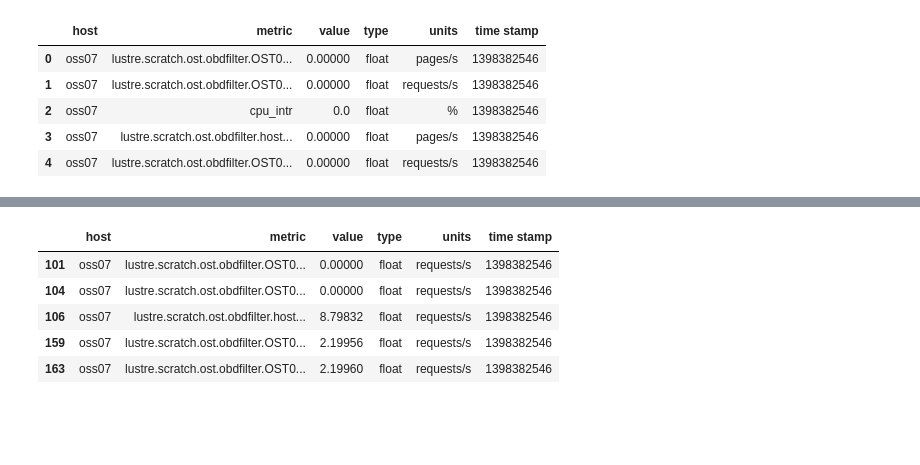
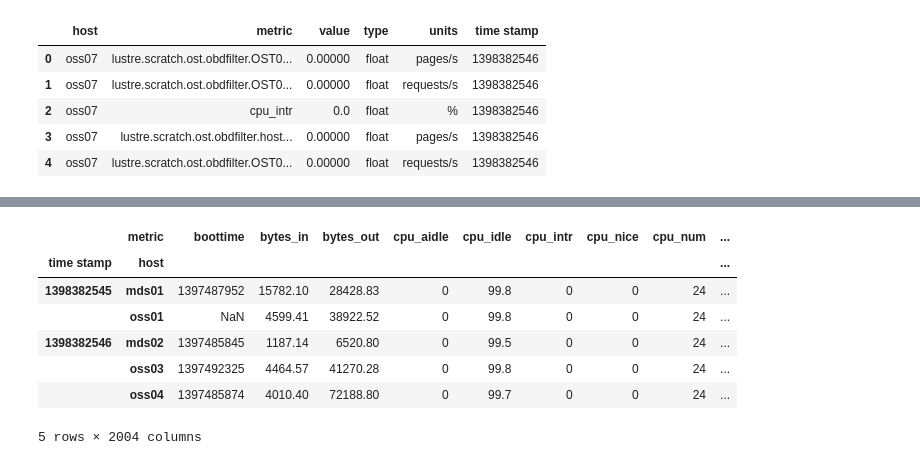
Before and after one commit to colinsongf/xsede_2015, a Jupyter notebook: 04a_exploratory_pandas.ipynb, the cells around one changed output, grey strips where cells are left out. Drawn from its saved outputs; the diff is of its cells as text; code cells hidden in the pictures; blank space fills up the shorter version.

```diff
--- a/04a_exploratory_pandas.ipynb
+++ b/04a_exploratory_pandas.ipynb
@@ -74,7 +134,8 @@ Steps we are taking:
 - print the first few elements
 # %%
 csv_filename = '2014-04-24.csv'
-df = pd.read_csv(csv_filename, sep=';', names=['host', 'metric', 'value', 'type', 'units', 'time stamp'])
+df = pd.read_csv(csv_filename, sep=';',
+                 names=['host', 'metric', 'value', 'type', 'units', 'time stamp'] )
 df.head()
 # %% [output]
 |  | host | metric | value | type | units | time stamp |
@@ -91,0 +162,3 @@ statfs = df[df['metric'].str.contains('statfs')]
+# %%
+df['value'] = df['value'].convert_objects(convert_numeric='force')
+df.dtypes
@@ -92,9 +224,13 @@ statfs = df[df['metric'].str.contains('statfs')]
+# %%
+metrics = pd.pivot_table(df, index=['time stamp', 'host'], columns='metric', values='value')
 # %%
-statfs.head()
+metrics.head()
 # %% [output]
-|  | host | metric | value | type | units | time stamp |
-| 101 | oss07 | lustre.scratch.ost.obdfilter.OST0... | 0.00000 | float | requests/s | 1398382546 |
-| 104 | oss07 | lustre.scratch.ost.obdfilter.OST0... | 0.00000 | float | requests/s | 1398382546 |
-| 106 | oss07 | lustre.scratch.ost.obdfilter.host... | 8.79832 | float | requests/s | 1398382546 |
-| 159 | oss07 | lustre.scratch.ost.obdfilter.OST0... | 2.19956 | float | requests/s | 1398382546 |
-| 163 | oss07 | lustre.scratch.ost.obdfilter.OST0... | 2.19960 | float | requests/s | 1398382546 |
+|  | metric | boottime | bytes_in | bytes_out | cpu_aidle | cpu_idle | cpu_intr | cpu_nice | cpu_num | ... |
+| time stamp | host |  |  |  |  |  |  |  |  | ... |
+| 1398382545 | mds01 | 1397487952 | 15782.10 | 28428.83 | 0 | 99.8 | 0 | 0 | 24 | ... |
+|  | oss01 | NaN | 4599.41 | 38922.52 | 0 | 99.8 | 0 | 0 | 24 | ... |
+| 1398382546 | mds02 | 1397485845 | 1187.14 | 6520.80 | 0 | 99.5 | 0 | 0 | 24 | ... |
+|  | oss03 | 1397492325 | 4464.57 | 41270.28 | 0 | 99.8 | 0 | 0 | 24 | ... |
+|  | oss04 | 1397485874 | 4010.40 | 72188.80 | 0 | 99.7 | 0 | 0 | 24 | ... |
+5 rows × 2004 columns
```
Also changed, not shown: parts of 26 cells of this notebook, 6 other files.
